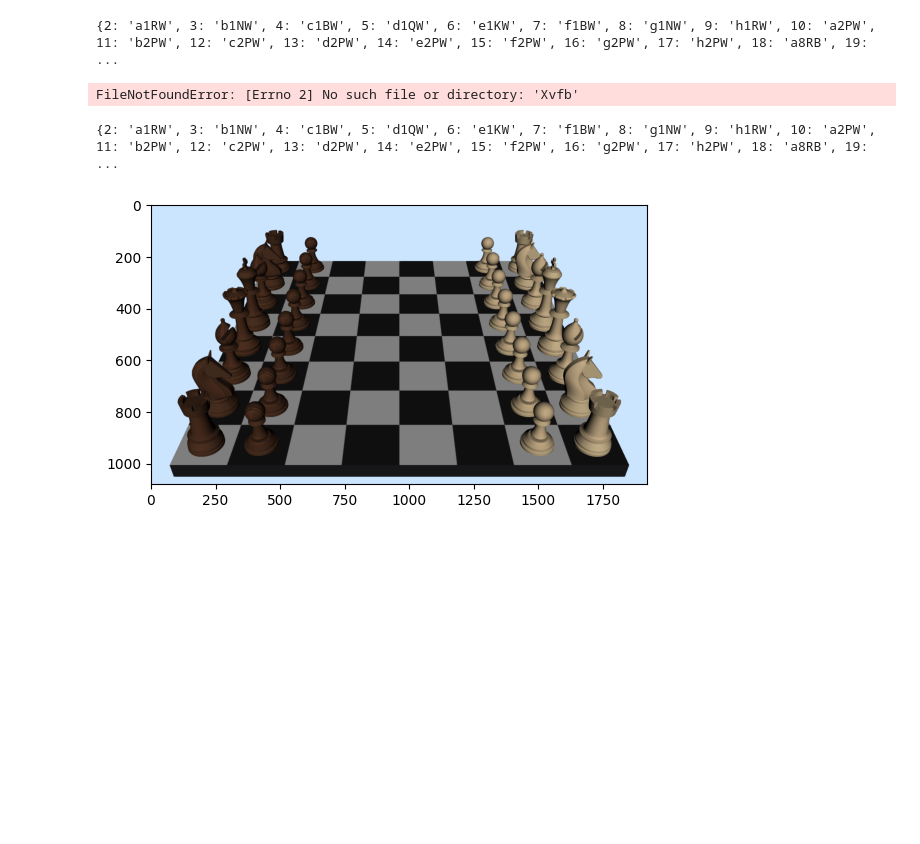
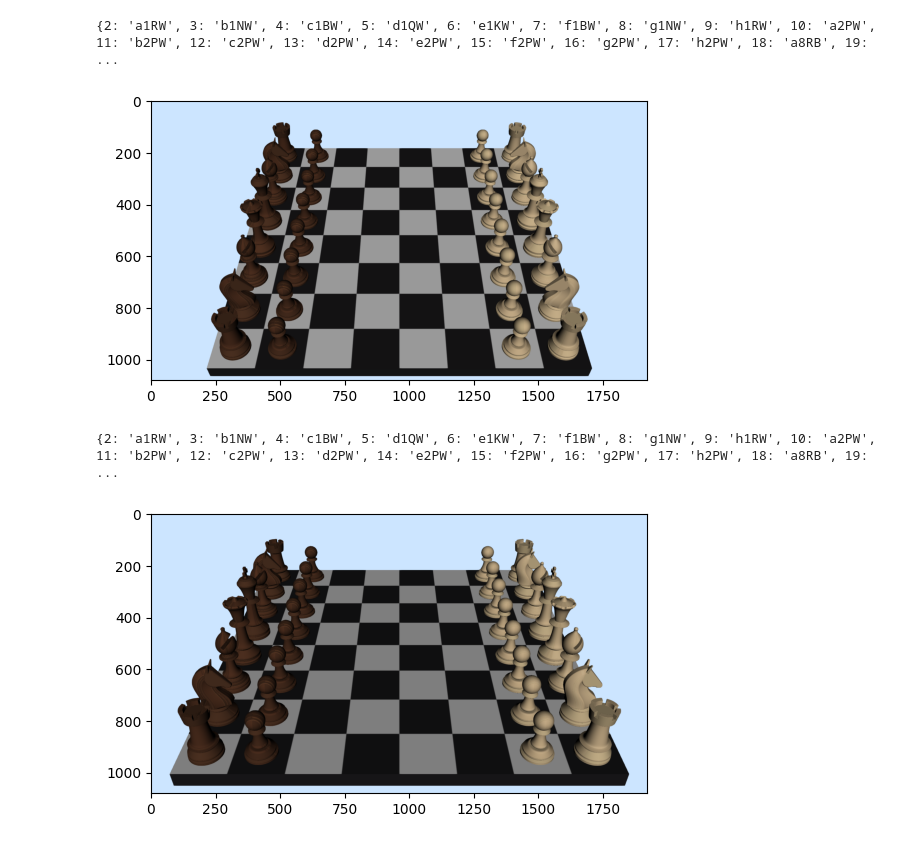
Before and after one commit to elchun/ChessBot, a Jupyter notebook: src/test_train.ipynb, the cells around one changed output. Cells and saved outputs as stored; diff of their text form; code cells hidden in the pictures; blank space fills up the shorter version.

```diff
--- a/src/test_train.ipynb
+++ b/src/test_train.ipynb
@@ -8,9 +6,10 @@ Matplotlib created a temporary config/cache directory at /tmp/matplotlib-p0yc03h
 # %%
 data_station = ChessDataGen()
-data_station.show_label_image()
+# data_station.show_label_image()
+data_station.show_rgb_image()
 # %% [output]
 {2: 'a1RW', 3: 'b1NW', 4: 'c1BW', 5: 'd1QW', 6: 'e1KW', 7: 'f1BW', 8: 'g1NW', 9: 'h1RW', 10: 'a2PW', 11: 'b2PW', 12: 'c2PW', 13: 'd2PW', 14: 'e2PW', 15: 'f2PW', 16: 'g2PW', 17: 'h2PW', 18: 'a8RB', 19: ...
-FileNotFoundError: [Errno 2] No such file or directory: 'Xvfb'
+[figure, added]
 # %%
 data_station = ChessDataGen()
 data_station.show_rgb_image()
```
Also changed, not shown: parts of 3 cells of this notebook, 5 other files.
